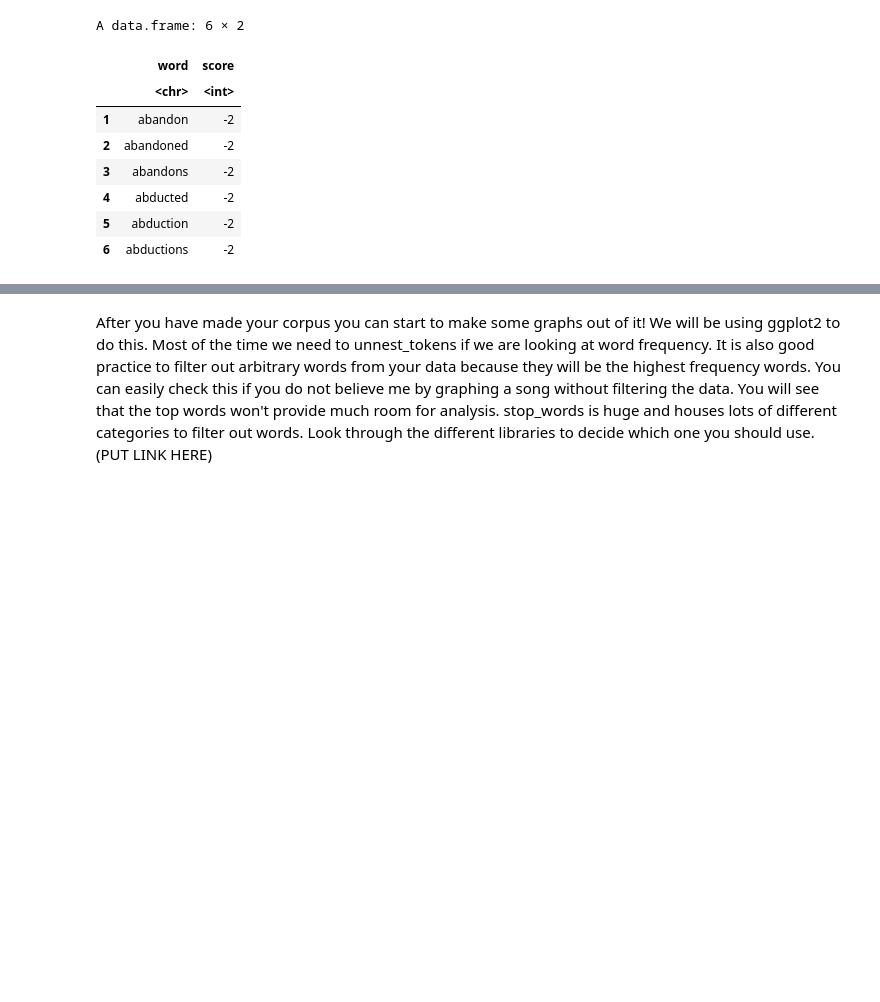
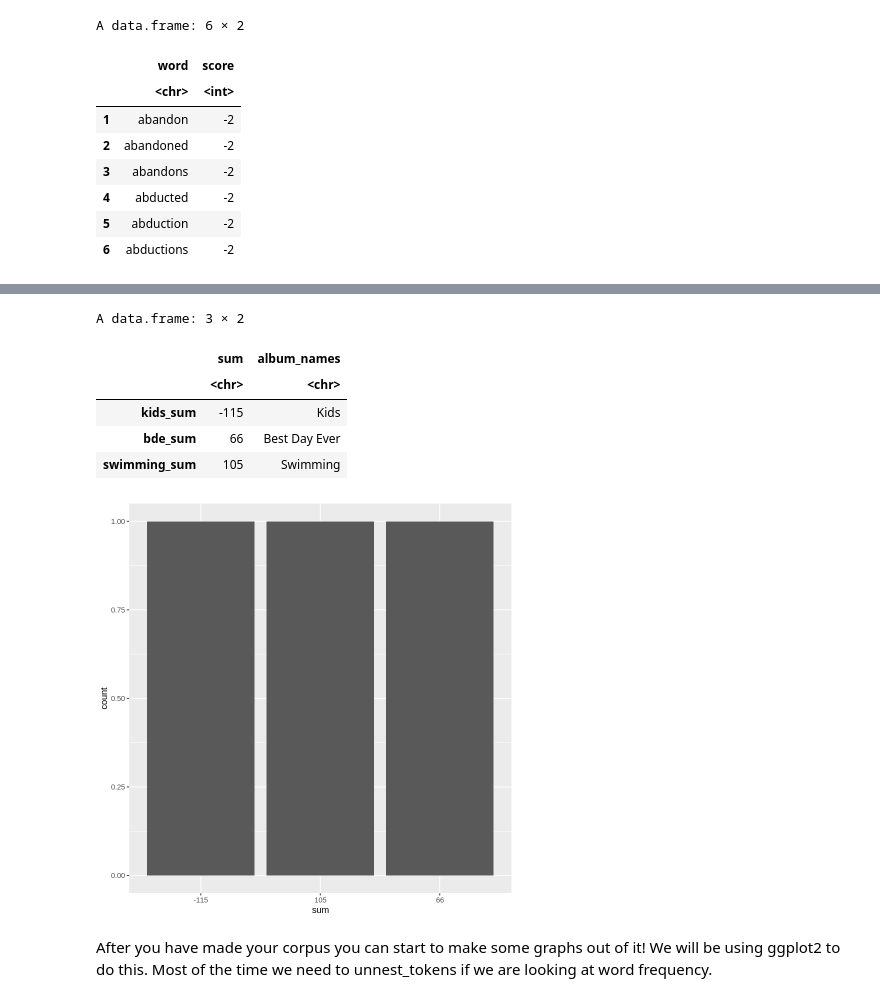
Before and after one commit to tylerfans/IDS-Interns, a Jupyter notebook: rapAssignment.ipynb, the cells around one changed output, grey strips where cells are left out. Drawn from its saved outputs; the diff is of its cells as text; code cells hidden in the pictures; blank space fills up the shorter version.

```diff
--- a/rapAssignment.ipynb
+++ b/rapAssignment.ipynb
@@ -139,6 +126,24 @@ kids18 <- get_lyrics_url('https://genius.com/Mac-miller-la-la-la-la-lyrics')
 
 kids <- rbind(kids1, kids2, kids3, kids4, kids5, kids6, kids7, kids8, kids9, kids10, kids11, kids12, kids13, kids14, kids15, kids16, kids17, kids18)
 
+bde1 <- get_lyrics_url('https://genius.com/Mac-miller-best-day-ever-lyrics')
+bde2 <- get_lyrics_url('https://genius.com/Mac-miller-get-up-lyrics')
+bde3 <- get_lyrics_url('https://genius.com/Mac-miller-donald-trump-lyrics')
+bde4 <- get_lyrics_url('https://genius.com/Mac-miller-oy-vey-lyrics')
+bde5 <- get_lyrics_url('https://genius.com/Mac-miller-ill-be-there-lyrics')
+bde6 <- get_lyrics_url('https://genius.com/Mac-miller-wear-my-hat-lyrics')
+bde7 <- get_lyrics_url('https://genius.com/Mac-miller-wake-up-lyrics')
+bde8 <- get_lyrics_url('https://genius.com/Mac-miller-all-around-the-world-lyrics')
+bde9 <- get_lyrics_url('https://genius.com/Mac-miller-down-the-rabbit-hole-lyrics')
+bde10 <- get_lyrics_url('https://genius.com/Mac-miller-in-the-air-lyrics')
+bde11 <- get_lyrics_url('https://genius.com/Mac-miller-play-ya-cards-lyrics')
+bde12 <- get_lyrics_url('https://genius.com/Mac-miller-she-said-lyrics')
+bde13 <- get_lyrics_url('https://genius.com/Mac-miller-life-aint-easy-lyrics')
+bde14 <- get_lyrics_url('https://genius.com/Mac-miller-snooze-lyrics')
+bde15 <- get_lyrics_url('https://genius.com/Mac-miller-keep-floatin-lyrics')
+bde16 <- get_lyrics_url('https://genius.com/Mac-miller-bde-bonus-lyrics')
+
+bestDayEver <- rbind(bde1, bde2, bde3, bde4, bde5, bde6, bde7, bde8, bde9, bde10, bde11, bde12, bde13, bde14, bde15, bde16)
 
 swimming1 <- get_lyrics_url('https://genius.com/Mac-miller-come-back-to-earth-lyrics')
 swimming2 <- get_lyrics_url('https://genius.com/Mac-miller-hurt-feelings-lyrics')
@@ -200,14 +220,18 @@ filtered_kids <- filter(split_kids, word %in% afinn$word)
 split_swimming <- unnest_tokens(tbl = swimming, output = word, input = line, token = "words", to_lower = TRUE)
 filtered_swimming <- filter(split_swimming, word %in% afinn$word)
 
+split_bde <- unnest_tokens(tbl = bestDayEver, output = word, input = line, token = "words", to_lower = TRUE)
+filtered_bde <- filter(split_bde, word %in% afinn$word)
+
 head(filtered_kids)
 head(filtered_swimming)
+head(filtered_bde)
 
 kids_afinn <- merge(filtered_kids, afinn, by = "word", all.x = TRUE)
-sum(kids_afinn$score)
+
+bde_afinn <- merge(filtered_bde, afinn, by = "word", all.x = TRUE)
 
 swimming_afinn <- merge(filtered_swimming, afinn, by = "word", all.x = TRUE)
-sum(swimming_afinn$score)
 # %% [output]
 A tibble: 6 × 6
 | section_name | section_artist | song_name | artist_name | song_lyrics_url | word |
@@ -232,2 +265,29 @@ A tibble: 6 × 6
+# %%
+kids_sum <- sum(kids_afinn$score)
+bde_sum <- sum(bde_afinn$score)
+swimming_sum <- sum(swimming_afinn$score)
+
+album_sums <- rbind(kids_sum, bde_sum, swimming_sum)
+colnames(album_sums)[1] <- 'sum'
+
+album_names = c("Kids", 'Best Day Ever', 'Swimming')
+album_sums <- cbind(album_sums, album_names)
+
+colnames(album_sums)[1] <- 'sum'
+album_sums <- as.data.frame(album_sums)
+album_sums
+
+#still trying to figure out how to plot this correctly
+sums_graph <- ggplot(album_sums, aes(sum)) +
+    geom_bar()
+sums_graph
+# %% [output]
+A data.frame: 3 × 2
+|  | sum | album_names |
+|  | <chr> | <chr> |
+| kids_sum | -115 | Kids |
+| bde_sum | 66 | Best Day Ever |
+| swimming_sum | 105 | Swimming |
+[figure, added]
 # %% [markdown]
-After you have made your corpus you can start to make some graphs out of it! We will be using ggplot2 to do this. Most of the time we need to unnest_tokens if we are looking at word frequency. It is also good practice to filter out arbitrary words from your data because they will be the highest frequency words. You can easily check this if you do not believe me by graphing a song without filtering the data. You will see that the top words won't provide much room for analysis. stop_words is huge and houses lots of different categories to filter out words. Look through the different libraries to decide which one you should use. (PUT LINK HERE)
+After you have made your corpus you can start to make some graphs out of it! We will be using ggplot2 to do this. Most of the time we need to unnest_tokens if we are looking at word frequency.
```
Also changed, not shown: parts of 33 cells of this notebook.
